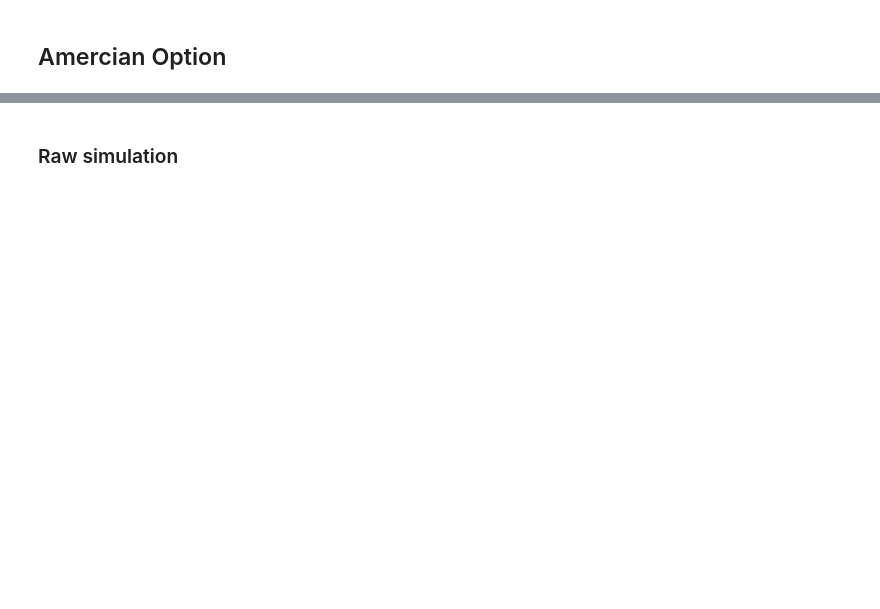
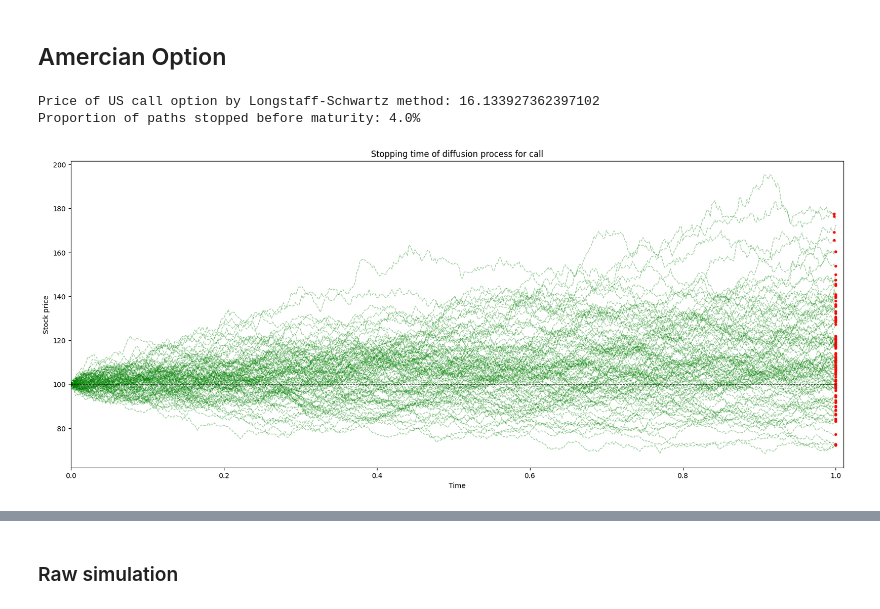
Before and after one commit to sb-bbr/AMM-Optimal-Exit-Time, a Jupyter notebook: Code/AMMSimulation.ipynb, the cells around one changed output, grey strips where cells are left out. Drawn from its saved outputs; the diff is of its cells as text; code cells hidden in the pictures; blank space fills up the shorter version.

```diff
--- a/Code/AMMSimulation.ipynb
+++ b/Code/AMMSimulation.ipynb
@@ -195,0 +17,15 @@ X, Y, Z, R, S, t_ = amm_paths_func(**params)
+# %%
+params_glob = {'sigma':0.2, 'rate': 0.15, 'T': 1, 'strike': 100, 'S_0': 100}
+params_LP = {'a0': 1, 'a1': 30, 'a2': 10, 'ksi': 3, 'X0': 10**6, 'Y0': 10**3, 'gamma': 10**(-8), 'fees_coeff': 0.05}
+params_grid = {'n_paths': 10000, 'n_steps': 500}
+# %%
+params = {**params_glob, **params_grid}
+option_type = 'call'
+
+# Define payoff function
+if option_type == 'call':
+    g = lambda X, K : np.maximum(X-K, 0)
+elif option_type == 'put':
+    g = lambda X, K : np.maximum(K-X, 0)
+else:
+    raise ValueError
@@ -196,2 +34,7 @@ X, Y, Z, R, S, t_ = amm_paths_func(**params)
+# %%
+BM_type = 'geometric'  # 'geometric' or 'arithmetic'
+
+sanityCheck_path_generator_obj = utils.Solver(**{**params_glob, **params_grid, **params_LP})
+S = sanityCheck_path_generator_obj.external_mid_price_paths(BM_type=BM_type)
 # %% [markdown]
 ## European Option
@@ -222,2 +80,38 @@ EU Put option price by closed form formula: 856.1064820506426
 # %% [markdown]
 ## Amercian Option
+# %%
+res = sanityCheck_path_generator_obj.longstaff_schwartz(paths=S, deg=2, problem_type='call')
+
+print(f'Price of US {option_type} option by Longstaff-Schwartz method: {res["V0"]}')
+print(f"Proportion of paths stopped before maturity: {100-round(np.sum(res['stopping_time'] == 500)/res['stopping_time'].shape[0],2)*100}%")
+
+# Plot
+fig, ax = plt.subplots(figsize=(20, 8))
+
+nbr_path_plotted = 100
+t_ = np.zeros(shape=(params['n_paths'], params['n_steps'] + 1))
+t_[:,:] = np.linspace(0, params['T'], params['n_steps'] + 1)
+
+for j in np.random.randint(0, high=params_grid['n_paths'], size=nbr_path_plotted, dtype=int):
+        # Plot the paths before the optimal stopping time in green
+        ax.plot(t_[j,:], S[j,:],
+                color='green', linestyle='--', linewidth=1, alpha=0.4)
+
+        # Plot the paths after the optimal stopping time in red
+        ax.plot(t_[j, int(res['stopping_time'][j])], S[j, int(res['stopping_time'][j])],
+                color='red', linestyle='--', marker='o', linewidth=1, markersize=3, alpha=1)
+
+ax.set_xlim(left=0, right=params['T']+10**(-2))
+ax.hlines(y=params['strike'], xmin=0, xmax=params['T'], color='black', linestyle='--', linewidth=0.8, label='Strike price')
+
+# Add title and labels
+ax.set_title(f'Stopping time of diffusion process for {option_type}')
+ax.set_xlabel('Time')
+ax.set_ylabel('Stock price')
+
+# Show the plot
+plt.show()
+# %% [output]
+Price of US call option by Longstaff-Schwartz method: 16.133927362397102
+Proportion of paths stopped before maturity: 4.0%
+[figure, added]
```
Also changed, not shown: parts of 49 cells of this notebook, 5 other files.
